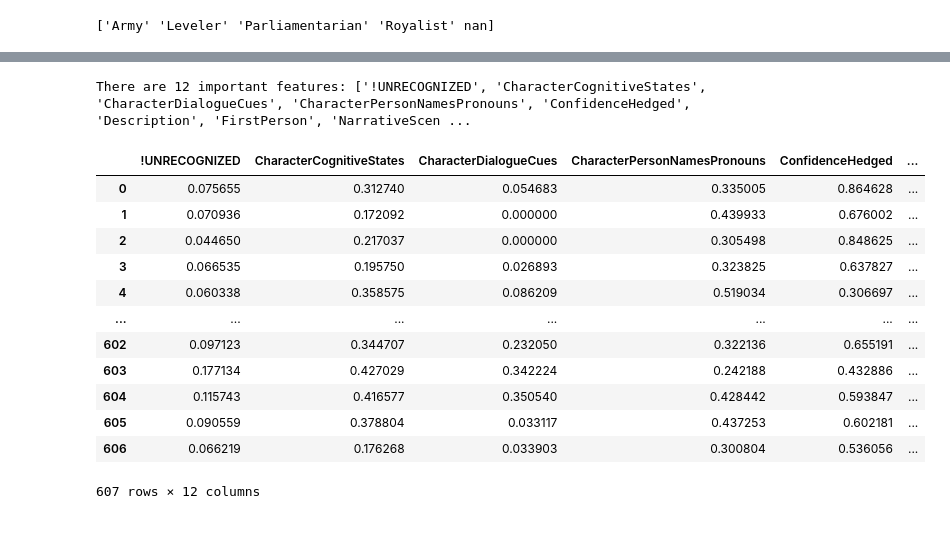
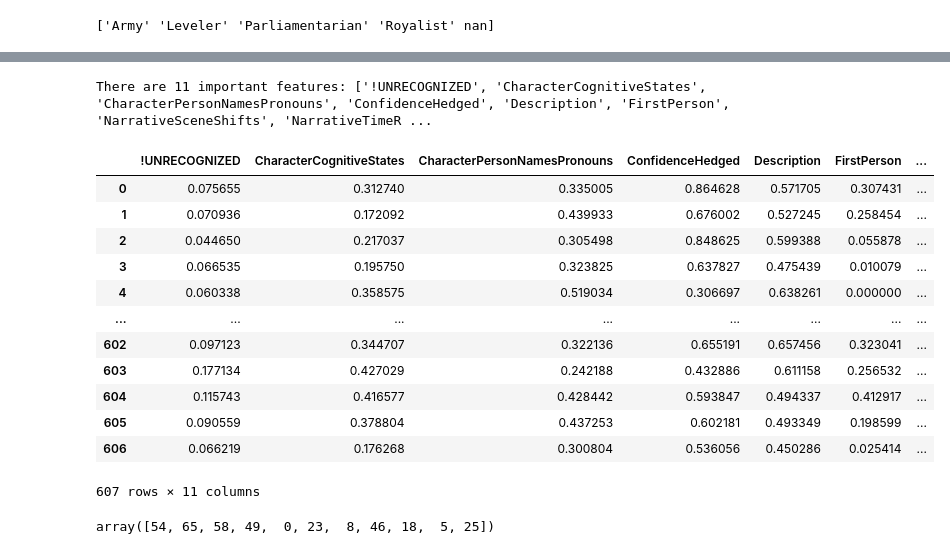
Before and after one commit to QiyunC/36490-Research-Project, a Jupyter notebook: Feature_Selection_36490.ipynb, the cells around one changed output, grey strips where cells are left out. Saved outputs shown, nothing was run; the diff lists cells and outputs as text; code cells hidden in the pictures.

```diff
--- a/Feature_Selection_36490.ipynb
+++ b/Feature_Selection_36490.ipynb
@@ -23,0 +29,3 @@ Columns that exist in old csv but not in new one ['Notes', 'Newsbooks Issue', 't
+# %%
+res = res.drop(['TSNE_x','TSNE_y','PCA_x','PCA_y'], axis=1, errors='ignore')
+res
@@ -79,7 +109,7 @@ from graphviz import Source
 
 
 cv = 5
-d_lst = np.arange(1, 21)
+d_lst = np.arange(1, 11)
 mean_acc_score = []
 total_acc_score_lst = []
 for d in d_lst:
@@ -93,8 +123,8 @@ for d in d_lst:
 
 fig, ax = plt.subplots(figsize=(15,5))
 ax.plot(d_lst, mean_acc_score, label = "Mean Validation Accuracy")
-ax.plot(d_lst, total_acc_score_lst, label = "Entire Dataset Accuracy")
-
+# ax.plot(d_lst, total_acc_score_lst, label = "Entire Dataset Accuracy")
+plt.grid(True)
 ax.set_xlabel('Depth of Decision Tree')
 ax.set_ylabel('Mean %d-Fold Accuracy Score' % cv)
 ax.set_xticks(d_lst)
@@ -121,21 +152,22 @@ graph.render("tree.dot",view = True)
 # %%
 len(clf.feature_importances_), clf.feature_importances_
 import_lst = clf.feature_importances_.nonzero()[0]
 import_cols = df_scaled.columns[import_lst].tolist()
+n_nonzero = len(import_lst)
 print("There are %d important features:" % len(import_cols), import_cols)
 df_scaled.loc[:,import_cols]
 # %% [output]
-There are 12 important features: ['!UNRECOGNIZED', 'CharacterCognitiveStates', 'CharacterDialogueCues', 'CharacterPersonNamesPronouns', 'ConfidenceHedged', 'Description', 'FirstPerson', 'NarrativeScen ...
+There are 11 important features: ['!UNRECOGNIZED', 'CharacterCognitiveStates', 'CharacterPersonNamesPronouns', 'ConfidenceHedged', 'Description', 'FirstPerson', 'NarrativeSceneShifts', 'NarrativeTimeR ...
-|  | !UNRECOGNIZED | CharacterCognitiveStates | CharacterDialogueCues | CharacterPersonNamesPronouns | ConfidenceHedged | ... |
-| 0 | 0.075655 | 0.312740 | 0.054683 | 0.335005 | 0.864628 | ... |
-| 1 | 0.070936 | 0.172092 | 0.000000 | 0.439933 | 0.676002 | ... |
-| 2 | 0.044650 | 0.217037 | 0.000000 | 0.305498 | 0.848625 | ... |
-| 3 | 0.066535 | 0.195750 | 0.026893 | 0.323825 | 0.637827 | ... |
-| 4 | 0.060338 | 0.358575 | 0.086209 | 0.519034 | 0.306697 | ... |
-| ... | ... | ... | ... | ... | ... | ... |
-| 602 | 0.097123 | 0.344707 | 0.232050 | 0.322136 | 0.655191 | ... |
-| 603 | 0.177134 | 0.427029 | 0.342224 | 0.242188 | 0.432886 | ... |
-| 604 | 0.115743 | 0.416577 | 0.350540 | 0.428442 | 0.593847 | ... |
-| 605 | 0.090559 | 0.378804 | 0.033117 | 0.437253 | 0.602181 | ... |
-| 606 | 0.066219 | 0.176268 | 0.033903 | 0.300804 | 0.536056 | ... |
+|  | !UNRECOGNIZED | CharacterCognitiveStates | CharacterPersonNamesPronouns | ConfidenceHedged | Description | FirstPerson | ... |
+| 0 | 0.075655 | 0.312740 | 0.335005 | 0.864628 | 0.571705 | 0.307431 | ... |
+| 1 | 0.070936 | 0.172092 | 0.439933 | 0.676002 | 0.527245 | 0.258454 | ... |
+| 2 | 0.044650 | 0.217037 | 0.305498 | 0.848625 | 0.599388 | 0.055878 | ... |
+| 3 | 0.066535 | 0.195750 | 0.323825 | 0.637827 | 0.475439 | 0.010079 | ... |
+| 4 | 0.060338 | 0.358575 | 0.519034 | 0.306697 | 0.638261 | 0.000000 | ... |
+| ... | ... | ... | ... | ... | ... | ... | ... |
+| 602 | 0.097123 | 0.344707 | 0.322136 | 0.655191 | 0.657456 | 0.323041 | ... |
+| 603 | 0.177134 | 0.427029 | 0.242188 | 0.432886 | 0.611158 | 0.256532 | ... |
+| 604 | 0.115743 | 0.416577 | 0.428442 | 0.593847 | 0.494337 | 0.412917 | ... |
+| 605 | 0.090559 | 0.378804 | 0.437253 | 0.602181 | 0.493349 | 0.198599 | ... |
+| 606 | 0.066219 | 0.176268 | 0.300804 | 0.536056 | 0.450286 | 0.025414 | ... |
-607 rows × 12 columns
+607 rows × 11 columns
@@ -148,0 +174,5 @@ for col in info_cols:
+# %%
+import_lst_sorted_ind = np.argsort(clf.feature_importances_)[::-1][:n_nonzero]
+import_lst_sorted_ind
+# %% [output]
+array([54, 65, 58, 49,  0, 23,  8, 46, 18,  5, 25])
```
Also changed, not shown: parts of 10 cells of this notebook.
